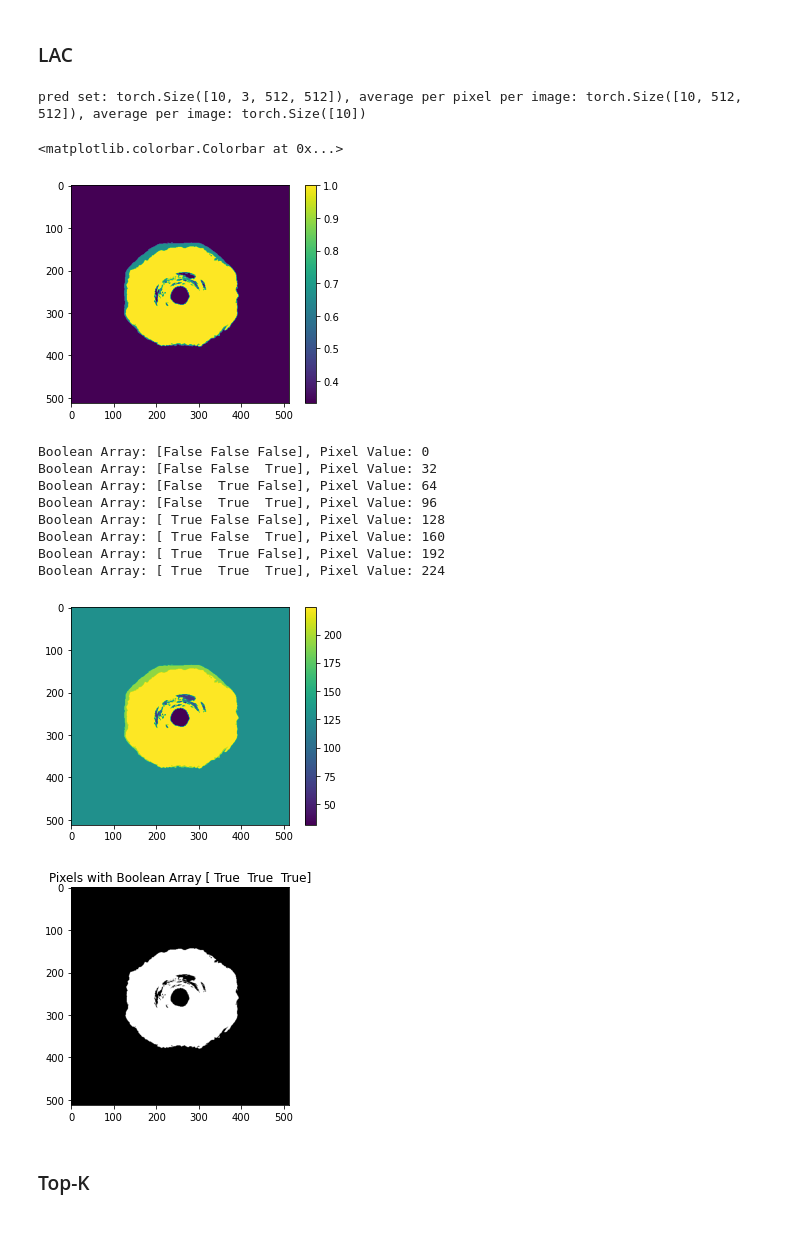
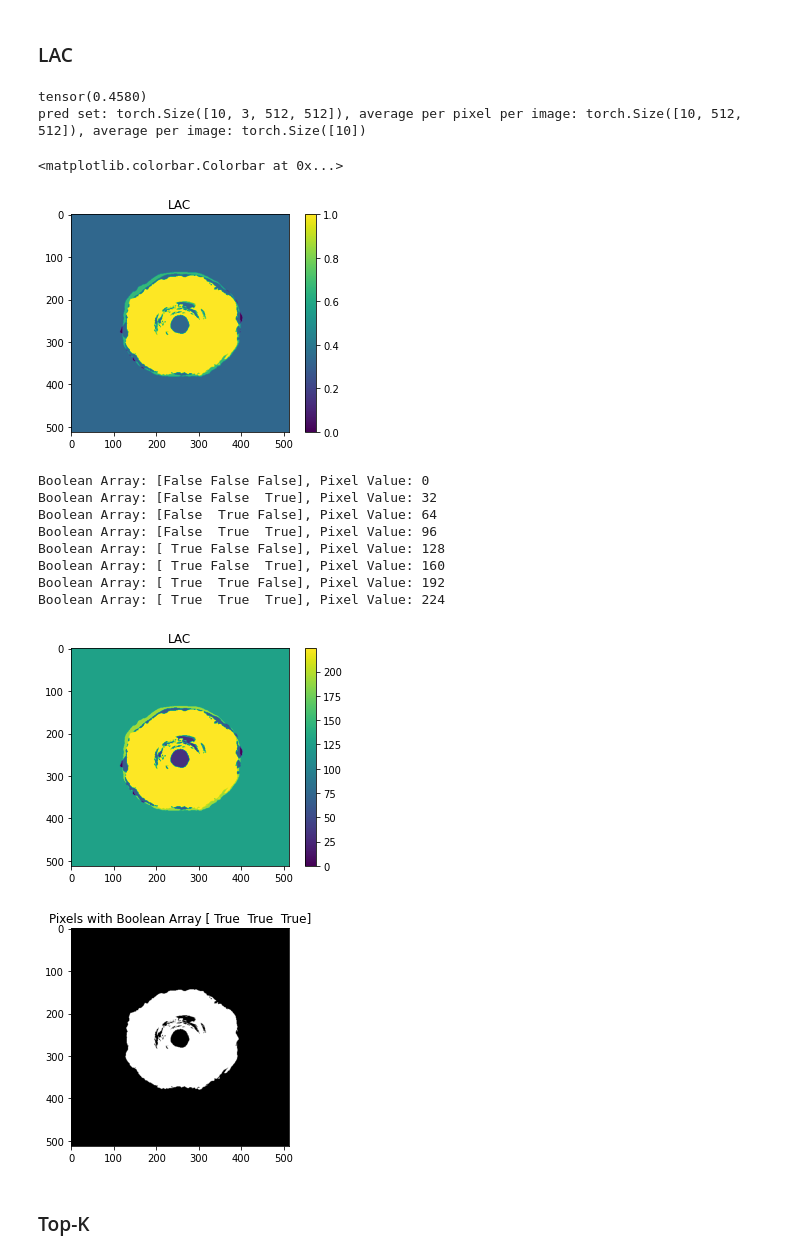
Before and after one commit to ClarkQTIM/Conformal_Uncertainty_Quantification, a Jupyter notebook: Conformal Uncertainty Quantification Segmentation.ipynb, the cells around one changed output. Saved outputs shown, nothing was run; the diff lists cells and outputs as text; code cells hidden in the pictures; blank space fills up the shorter version.

Commit message:
Scott_Segmentation

```diff
--- a/Conformal Uncertainty Quantification Segmentation.ipynb
+++ b/Conformal Uncertainty Quantification Segmentation.ipynb
@@ -594,14 +590,14 @@ import os
 cal_images_dir = '/sddata/projects/Conformal_Uncertainty_Quantification/data/retina/calibration/Images'
 cal_images = os.listdir(cal_images_dir)
 cal_images.sort()
-cal_images = [os.path.join(cal_images_dir, image) for image in cal_images][:32]
+cal_images = [os.path.join(cal_images_dir, image) for image in cal_images][:64]
 
 test_images = cal_images[-10:]
 
 cal_segmentations_dir = '/sddata/projects/Conformal_Uncertainty_Quantification/data/retina/calibration/Ring_and_Cup_Segmentations'
 cal_segs = os.listdir(cal_segmentations_dir)
 cal_segs.sort()
-cal_segs = [os.path.join(cal_segmentations_dir, seg) for seg in cal_segs][:32]
+cal_segs = [os.path.join(cal_segmentations_dir, seg) for seg in cal_segs][:64]
 
 test_segs = cal_segs[-10:]
 # %%
@@ -663,18 +673,21 @@ print(f' X_cal shape: {X_cal.shape}, y_cal shape: {y_cal.shape}, cal_probs shape
 # %%
 # Prediction sets
 
 prediction_sets, average_per_pixel_per_image, average_per_image = cuq_seg_pred_set_orig(y_cal, cal_probs, 0.1, test_probs, X_test, y_test)
+print(average_per_image.mean())
 print(f'pred set: {prediction_sets.shape}, average per pixel per image: {average_per_pixel_per_image.shape}, average per image: {average_per_image.shape}')
 plt.imshow(average_per_pixel_per_image[0])
+plt.title('LAC')
 plt.colorbar()
 # %% [output]
+tensor(0.4580)
 pred set: torch.Size([10, 3, 512, 512]), average per pixel per image: torch.Size([10, 512, 512]), average per image: torch.Size([10])
 <matplotlib.colorbar.Colorbar at 0x...>
-[figure, old version]
+[figure, new version]
 # %%
 # Plotting
 
-plot_classes(prediction_sets[0])
+plot_classes(prediction_sets[0], 'LAC')
 
 plot_specific_class(prediction_sets[0], np.array([True, True, True]))
 # %% [output]
@@ -686,7 +699,7 @@ Boolean Array: [ True False False], Pixel Value: 128
 Boolean Array: [ True False  True], Pixel Value: 160
 Boolean Array: [ True  True False], Pixel Value: 192
 Boolean Array: [ True  True  True], Pixel Value: 224
-[figure, old version]
+[figure, new version]
 [figure]
 # %% [markdown]
 ### Top-K
```
Also changed, not shown: parts of 11 cells of this notebook, 2 other files.
